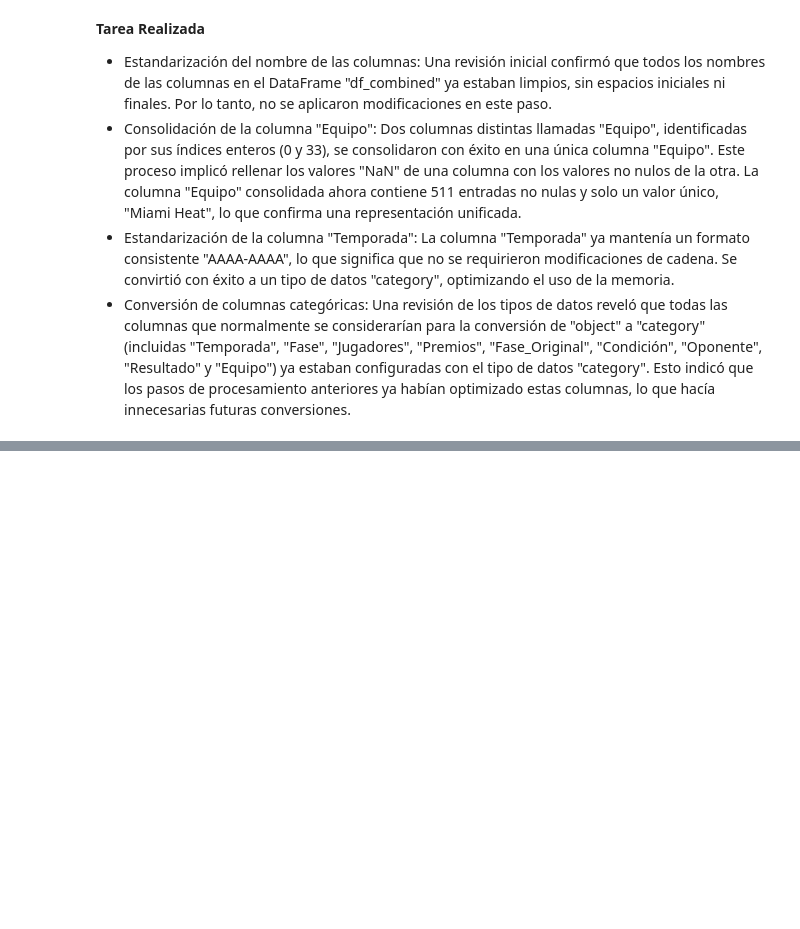
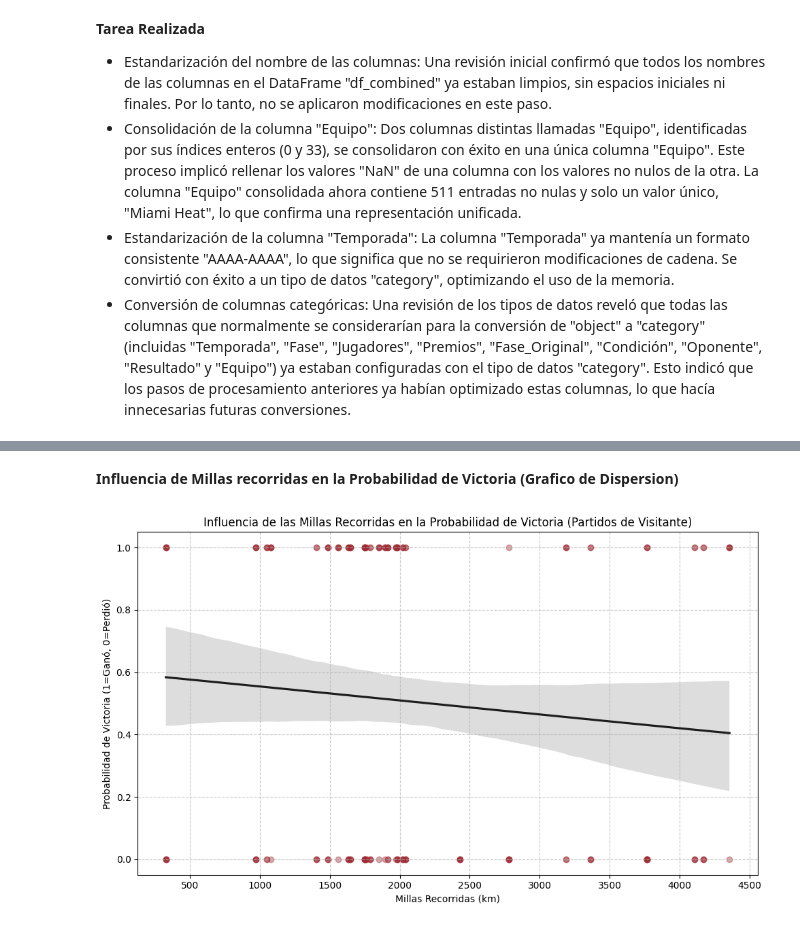
Before and after one commit to coderhouse2025-droid/Miami-Heat, a Jupyter notebook: Miami_Heat.ipynb, the cells around one changed output, grey strips where cells are left out. Drawn from its saved outputs; the diff is of its cells as text; code cells hidden in the pictures; blank space fills up the shorter version.

```diff
--- a/Miami_Heat.ipynb
+++ b/Miami_Heat.ipynb
@@ -310,0 +620,23 @@ memory usage: 146.1+ KB
+# %% [markdown]
+**Influencia de Millas recorridas en la Probabilidad de Victoria (Grafico de Dispersion)**
+# %%
+import matplotlib.pyplot as plt
+import seaborn as sns
+
+# Asegurarse de que df_away_games_numerical esté actualizado
+df_away_games_numerical = df_games[df_games['Condición'] == 'Visitante'].copy()
+
+plt.figure(figsize=(10, 6))
+sns.regplot(x='Millas_Recorridas', y='Win', data=df_away_games_numerical,
+            logistic=True, # Usar regresión logística para variable binaria
+            scatter_kws={'alpha':0.4, 'color': '#9F2B33'}, # Rojo de Miami Heat para los puntos
+            line_kws={'color':'#1C1C1C'}) # Negro de Miami Heat para la línea
+
+plt.title('Influencia de las Millas Recorridas en la Probabilidad de Victoria (Partidos de Visitante)')
+plt.xlabel('Millas Recorridas (km)')
+plt.ylabel('Probabilidad de Victoria (1=Ganó, 0=Perdió)')
+plt.grid(True, linestyle='--', alpha=0.7)
+plt.tight_layout()
+plt.show()
+# %% [output]
+[figure, added]
```
Also changed, not shown: parts of 31 cells of this notebook.
